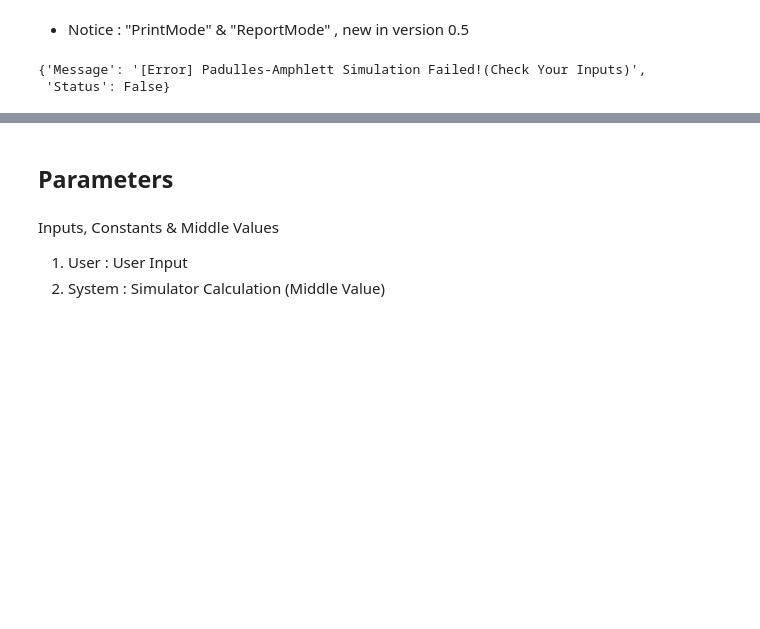
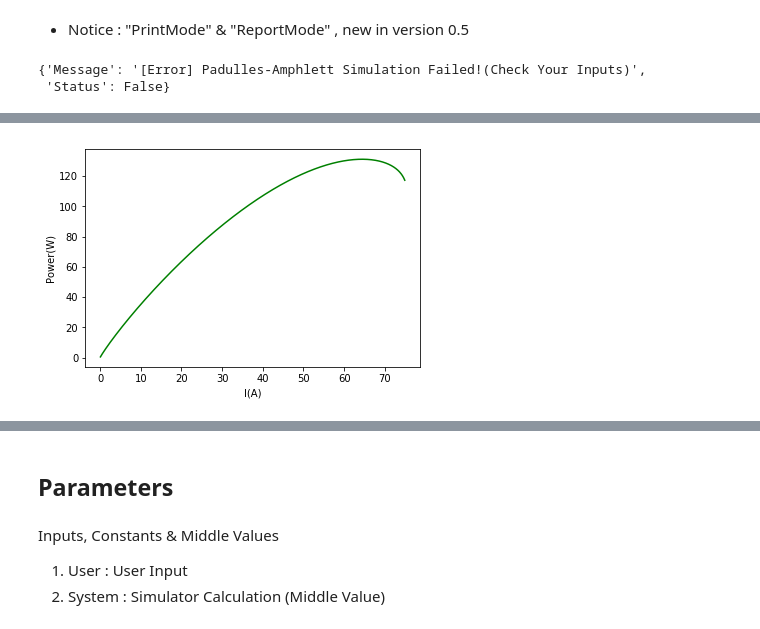
Before and after one commit to ECSIM/opem, a Jupyter notebook: Documents/Padulles_Amphlett.ipynb, the cells around one changed output, grey strips where cells are left out. Cells and saved outputs as stored; diff of their text form; code cells hidden in the pictures; blank space fills up the shorter version.

Commit message:
doc : Padulles-Amphlett notebook plots added #92

```diff
--- a/Documents/Padulles_Amphlett.ipynb
+++ b/Documents/Padulles_Amphlett.ipynb
@@ -327,0 +332,36 @@ Dynamic_Analysis(InputMethod={},TestMode=True,PrintMode=False,ReportMode=True)
+# %%
+def plot_func(x,y,x_label,y_label,color='green'):
+    plt.figure()
+    plt.plot(x,y,color=color)
+    plt.xlabel(x_label)
+    plt.ylabel(y_label)
+    plt.show()
+# %%
+Test_Vector = {
+    "A": 50.6,
+    "l": 0.0178,
+    "lambda": 23,
+    "JMax": 1.5,
+    "T": 343,
+    "N0": 5,
+    "KO2": 0.0000211,
+    "KH2": 0.0000422,
+    "KH2O": 0.000007716,
+    "tH2": 3.37,
+    "tO2": 6.74,
+    "t1": 2,
+    "t2": 2,
+    "tH2O": 18.418,
+    "B": 0.016,
+    "rho": 1.168,
+    "qMethanol": 0.0002,
+    "CV": 2,
+    "i-start": 0.1,
+    "i-stop": 75,
+    "i-step": 0.1,
+    "Name": "Padulles_Amphlett_Test"}
+data=Dynamic_Analysis(InputMethod=Test_Vector,TestMode=True,PrintMode=False,ReportMode=True)
+# %%
+plot_func(data["I"],data["P"],"I(A)","Power(W)")
+# %% [output]
+[figure, added]
```
Also changed, not shown: parts of 14 cells of this notebook, 3 other files.
